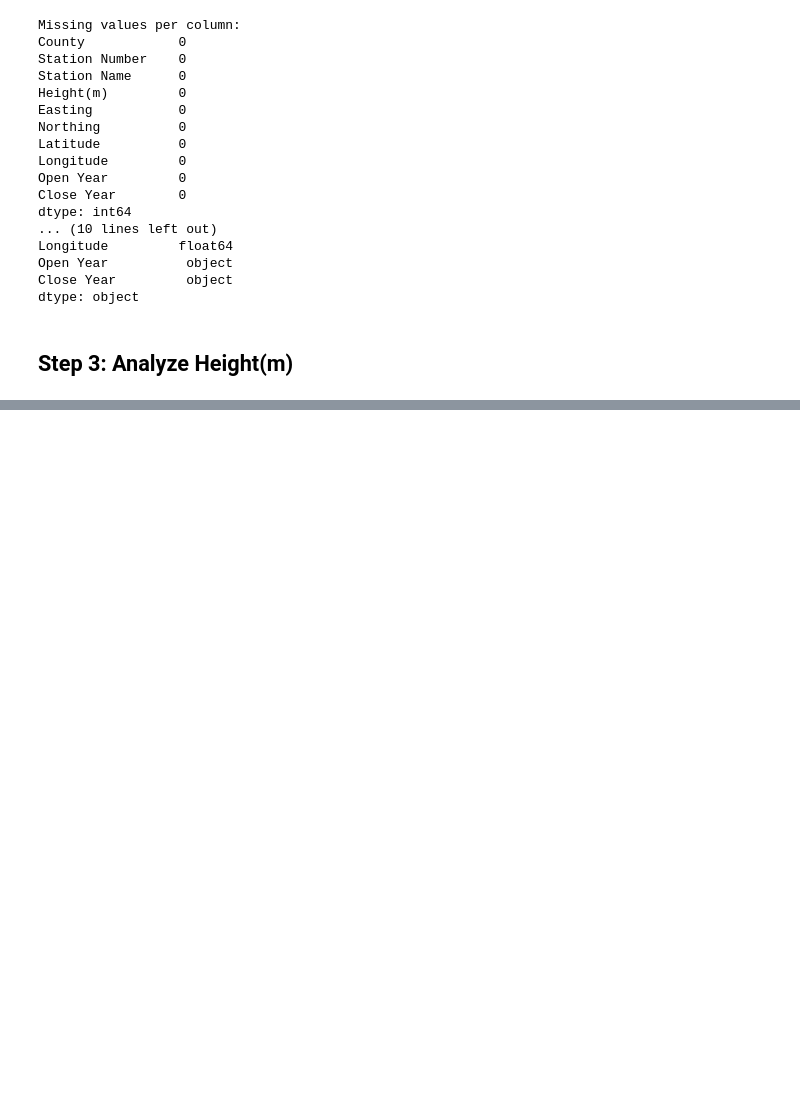
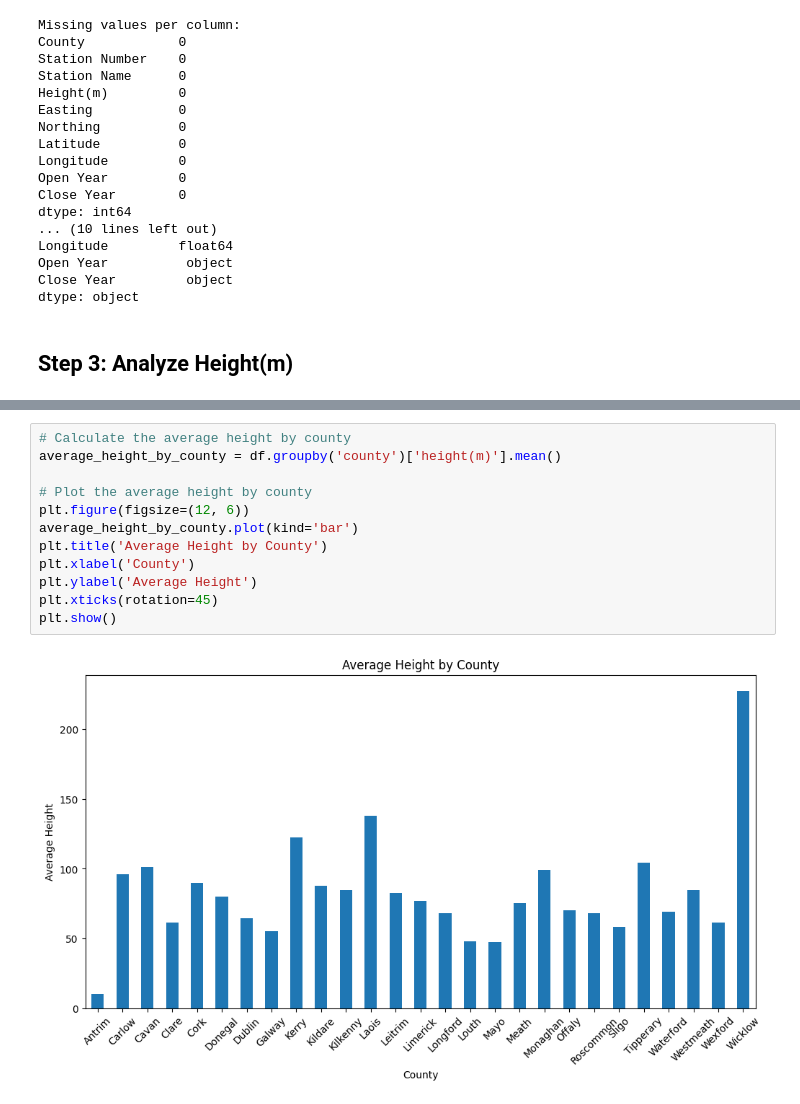
Before and after one commit to gusgoes/PFDA, a Jupyter notebook: project/project.ipynb, the cells around one changed output, grey strips where cells are left out. Drawn from its saved outputs; the diff is of its cells as text; blank space fills up the shorter version.

```diff
--- a/project/project.ipynb
+++ b/project/project.ipynb
@@ -170,0 +181,14 @@ KeyError: 'wind_speed'
+# %%
+# Calculate the average height by county
+average_height_by_county = df.groupby('county')['height(m)'].mean()
+
+# Plot the average height by county
+plt.figure(figsize=(12, 6))
+average_height_by_county.plot(kind='bar')
+plt.title('Average Height by County')
+plt.xlabel('County')
+plt.ylabel('Average Height')
+plt.xticks(rotation=45)
+plt.show()
+# %% [output]
+[figure, added]
```
Also changed, not shown: parts of 4 cells of this notebook, 1 other file.
